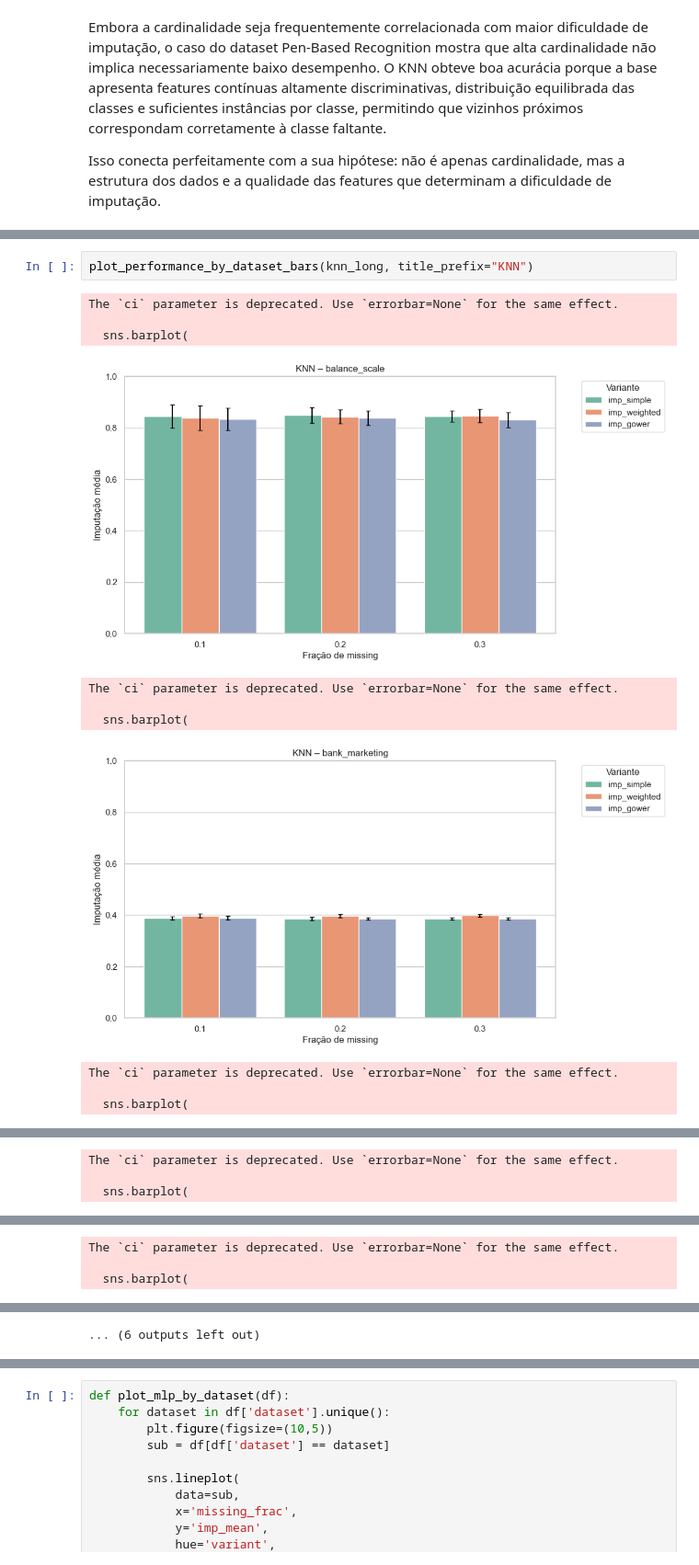
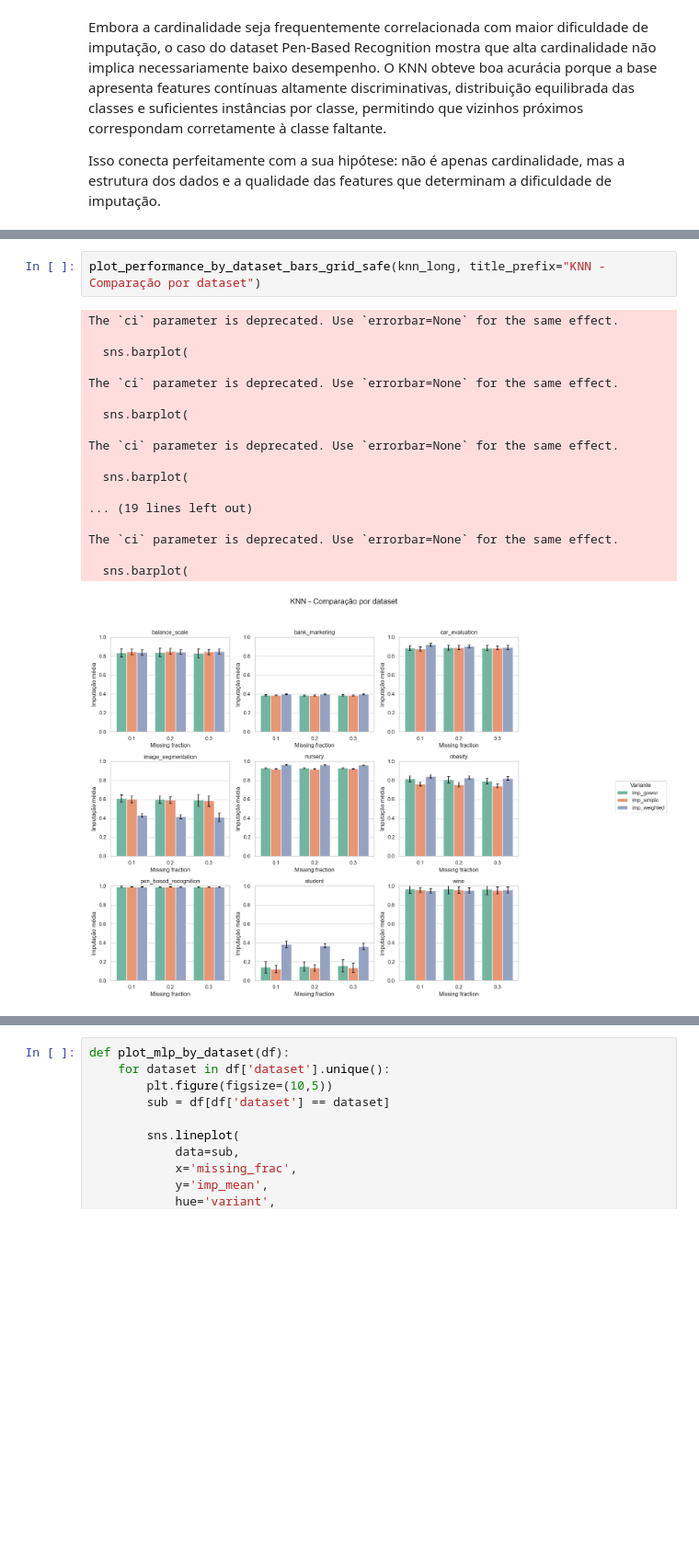
Before and after one commit to felipeat07/py_imputation, a Jupyter notebook: main/results/analise.ipynb, the cells around one changed output, grey strips where cells are left out. Shown at 92% size. Saved outputs shown, nothing was run; the diff lists cells and outputs as text; blank space fills up the shorter version.

```diff
--- a/main/results/analise.ipynb
+++ b/main/results/analise.ipynb
@@ -494,14 +393,21 @@ def plot_performance_by_dataset_bars(df, title_prefix=""):
 # %%
-plot_performance_by_dataset_bars(knn_long, title_prefix="KNN")
+plot_performance_by_dataset_bars_grid_safe(knn_long, title_prefix="KNN - Comparação por dataset")
 # %% [output]
 The `ci` parameter is deprecated. Use `errorbar=None` for the same effect.
 
   sns.barplot(
+
+The `ci` parameter is deprecated. Use `errorbar=None` for the same effect.
+
+  sns.barplot(
+
+The `ci` parameter is deprecated. Use `errorbar=None` for the same effect.
+
+  sns.barplot(
+
+... (19 lines left out)
+
+The `ci` parameter is deprecated. Use `errorbar=None` for the same effect.
+
+  sns.barplot(
-[figure, old version]
+[figure, new version]
-The `ci` parameter is deprecated. Use `errorbar=None` for the same effect.
-
-  sns.barplot(
-[figure, removed]
-The `ci` parameter is deprecated. Use `errorbar=None` for the same effect.
-
-  sns.barplot(
@@ -509,3 +413,0 @@ The `ci` parameter is deprecated. Use `errorbar=None` for the same effect.
-The `ci` parameter is deprecated. Use `errorbar=None` for the same effect.
-
-  sns.barplot(
@@ -513,3 +413,0 @@ The `ci` parameter is deprecated. Use `errorbar=None` for the same effect.
-The `ci` parameter is deprecated. Use `errorbar=None` for the same effect.
-
-  sns.barplot(
@@ -521 +413,0 @@ The `ci` parameter is deprecated. Use `errorbar=None` for the same effect.
-... (6 outputs left out)
```
Also changed, not shown: parts of 8 cells of this notebook.
